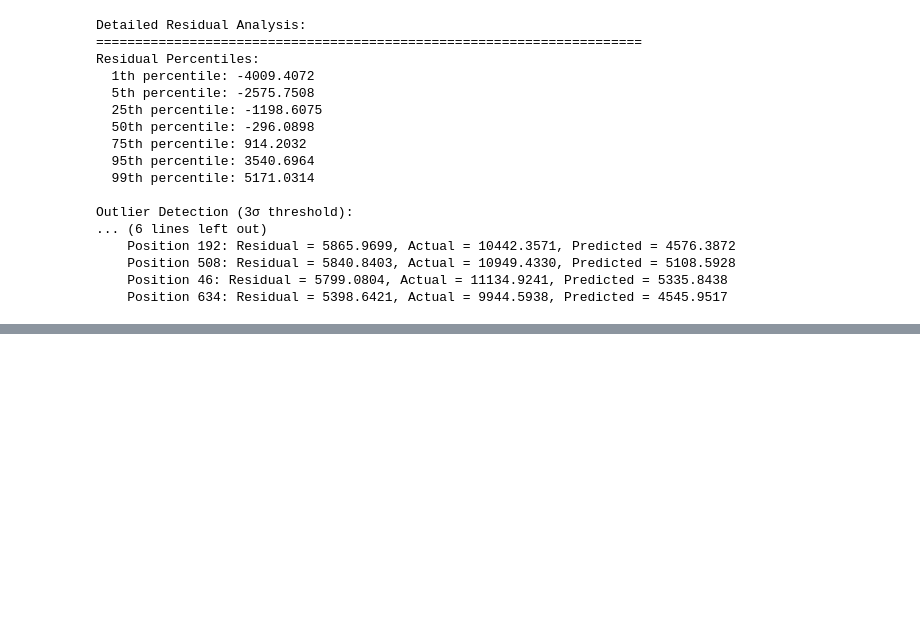
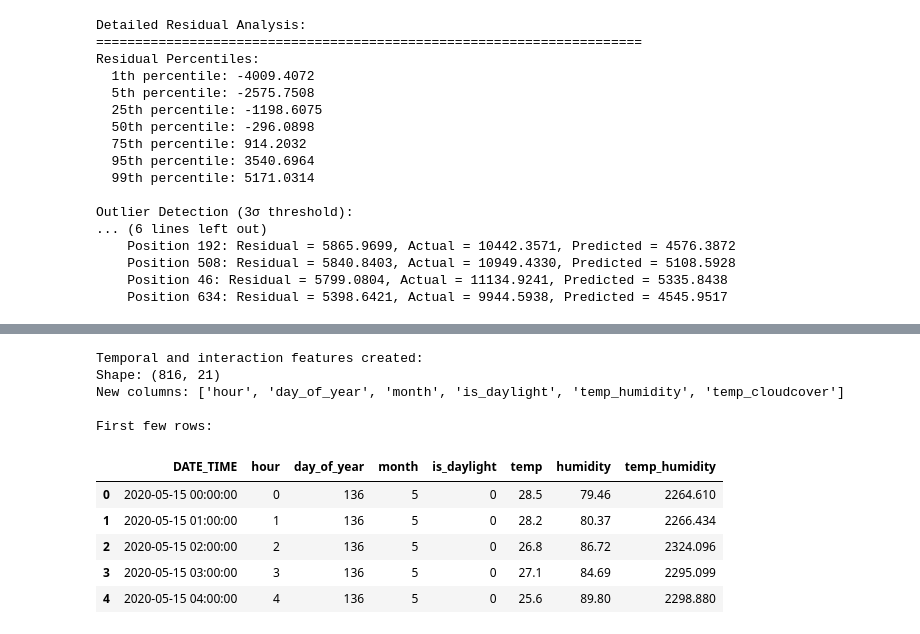
Before and after one commit to oanonymous454-collab/TSYP13PESCHALLENGE, a Jupyter notebook: Final_Data_Preprocessing.ipynb, the cells around one changed output, grey strips where cells are left out. Saved outputs shown, nothing was run; the diff lists cells and outputs as text; code cells hidden in the pictures; blank space fills up the shorter version.

```diff
--- a/Final_Data_Preprocessing.ipynb
+++ b/Final_Data_Preprocessing.ipynb
@@ -1237,0 +1243,42 @@ Outlier Detection (3σ threshold):
+# %%
+# Create a copy of merged_df for feature engineering
+df_with_features = merged_df.copy()
+
+# Reconstruct DATE_TIME from DATE and TIME columns (if they exist as columns)
+if 'DATE' in df_with_features.columns and 'TIME' in df_with_features.columns:
+    # Convert to datetime
+    df_with_features['DATE_TIME'] = pd.to_datetime(df_with_features['DATE'].astype(str) + ' ' + df_with_features['TIME'].astype(str), format='%Y-%m-%d %H:%M:%S', errors='coerce')
+elif hasattr(df_with_features.index, 'name') and df_with_features.index.name == 'DATE_TIME':
+    df_with_features['DATE_TIME'] = df_with_features.index
+else:
+    print("Warning: Could not find DATE_TIME information")
+
+# Extract temporal features from DATE_TIME
+df_with_features['hour'] = df_with_features['DATE_TIME'].dt.hour
+df_with_features['day_of_year'] = df_with_features['DATE_TIME'].dt.dayofyear
+df_with_features['month'] = df_with_features['DATE_TIME'].dt.month
+
+# Create is_daylight feature (daylight hours: 6 to 18)
+df_with_features['is_daylight'] = ((df_with_features['hour'] >= 6) & (df_with_features['hour'] <= 18)).astype(int)
+
+# Create interaction features
+df_with_features['temp_humidity'] = df_with_features['temp'] * df_with_features['humidity']
+df_with_features['temp_cloudcover'] = df_with_features['temp'] * df_with_features['cloudcover']
+
+print("Temporal and interaction features created:")
+print(f"Shape: {df_with_features.shape}")
+print(f"New columns: {['hour', 'day_of_year', 'month', 'is_daylight', 'temp_humidity', 'temp_cloudcover']}")
+print(f"\nFirst few rows:")
+display(df_with_features[['DATE_TIME', 'hour', 'day_of_year', 'month', 'is_daylight', 'temp', 'humidity', 'temp_humidity']].head())
+# %% [output]
+Temporal and interaction features created:
+Shape: (816, 21)
+New columns: ['hour', 'day_of_year', 'month', 'is_daylight', 'temp_humidity', 'temp_cloudcover']
+
+First few rows:
+|  | DATE_TIME | hour | day_of_year | month | is_daylight | temp | humidity | temp_humidity |
+| 0 | 2020-05-15 00:00:00 | 0 | 136 | 5 | 0 | 28.5 | 79.46 | 2264.610 |
+| 1 | 2020-05-15 01:00:00 | 1 | 136 | 5 | 0 | 28.2 | 80.37 | 2266.434 |
+| 2 | 2020-05-15 02:00:00 | 2 | 136 | 5 | 0 | 26.8 | 86.72 | 2324.096 |
+| 3 | 2020-05-15 03:00:00 | 3 | 136 | 5 | 0 | 27.1 | 84.69 | 2295.099 |
+| 4 | 2020-05-15 04:00:00 | 4 | 136 | 5 | 0 | 25.6 | 89.80 | 2298.880 |
```
Also changed, not shown: parts of 10 cells of this notebook, 2 other files.
